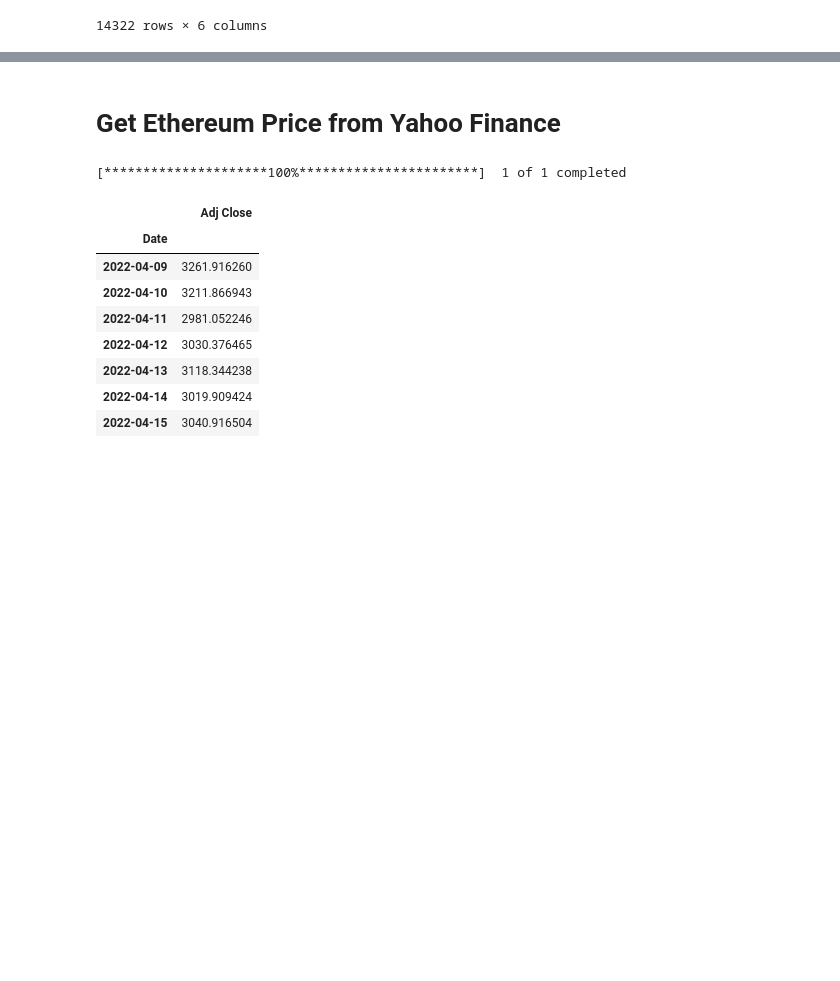
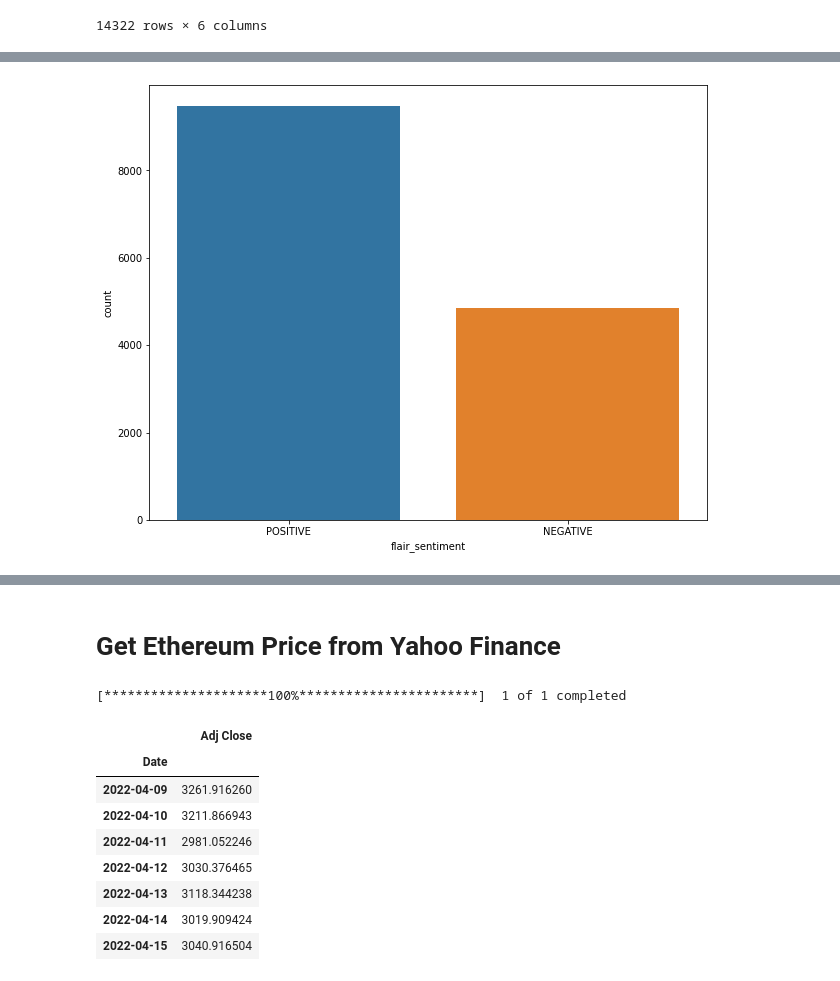
Before and after one commit to mohansameer1983/AI-Finance, a Jupyter notebook: Sentiment_Analysis_Ethereum_Price_Pridiction.ipynb, the cells around one changed output, grey strips where cells are left out. Drawn from its saved outputs; the diff is of its cells as text; code cells hidden in the pictures; blank space fills up the shorter version.

```diff
--- a/Sentiment_Analysis_Ethereum_Price_Pridiction.ipynb
+++ b/Sentiment_Analysis_Ethereum_Price_Pridiction.ipynb
@@ -312,6 +310,8 @@ twitter_cleaned_df
 #Save Predictions to file
 twitter_cleaned_df.to_csv('/content/drive/MyDrive/Colab Notebooks/data/Finance/twitter_etherium_flair_data.csv')
 # %%
+# Read already saved file
 twitter_predicted_df = pd.read_csv('/content/drive/MyDrive/Colab Notebooks/data/Finance/twitter_etherium_flair_data.csv')
+twitter_predicted_df.drop(columns=['Unnamed: 0','Unnamed: 0.1'], inplace=True)
 twitter_predicted_df
 # %% [output]
@@ -346,0 +354,7 @@ twitter_predicted_df
+# %%
+# plot sentiment distribution
+plt.figure(figsize = (10,8))
+sns.countplot(twitter_predicted_df['flair_sentiment'])
+plt.show()
+# %% [output]
+[figure, added]
```
Also changed, not shown: parts of 10 cells of this notebook.
